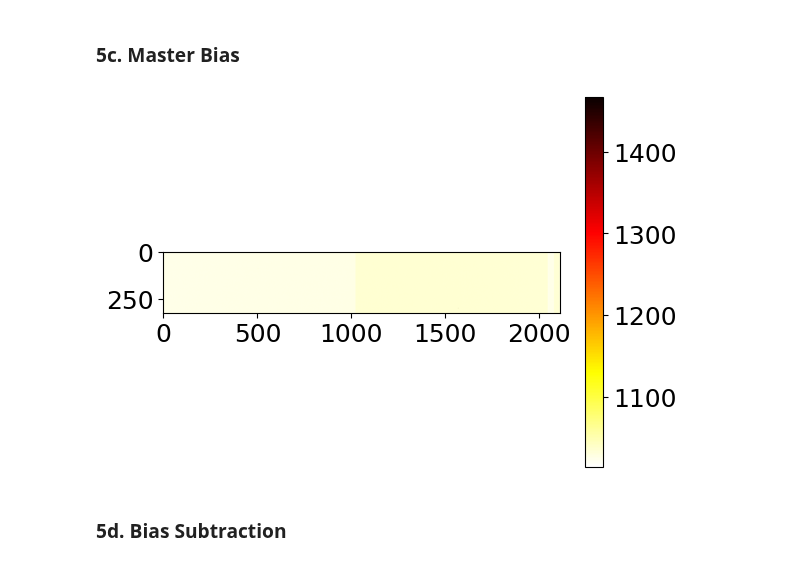
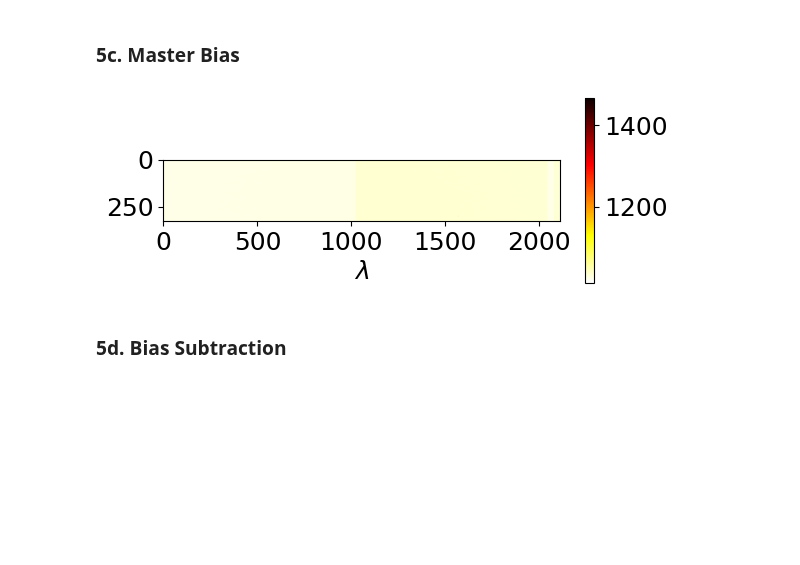
Before and after one commit to parkergeorge30/ASTRO150, a Jupyter notebook: Lab2.ipynb, the cells around one changed output. Drawn from its saved outputs; the diff is of its cells as text; code cells hidden in the pictures; blank space fills up the shorter version.

```diff
--- a/Lab2.ipynb
+++ b/Lab2.ipynb
@@ -322,10 +325,11 @@ COMMENT End of cards from other times
 # %%
 master_bias = ut.my_bias(bias)
 plt.imshow(master_bias, cmap='hot_r')
-plt.colorbar()
+plt.xlabel(r'$\lambda$')
+plt.colorbar(shrink=.5)
 plt.show()
 # %% [output]
-[figure, old version]
+[figure, new version]
 # %% [markdown]
 ### 5d. Bias Subtraction
 # %%
```
Also changed, not shown: parts of 7 cells of this notebook.
